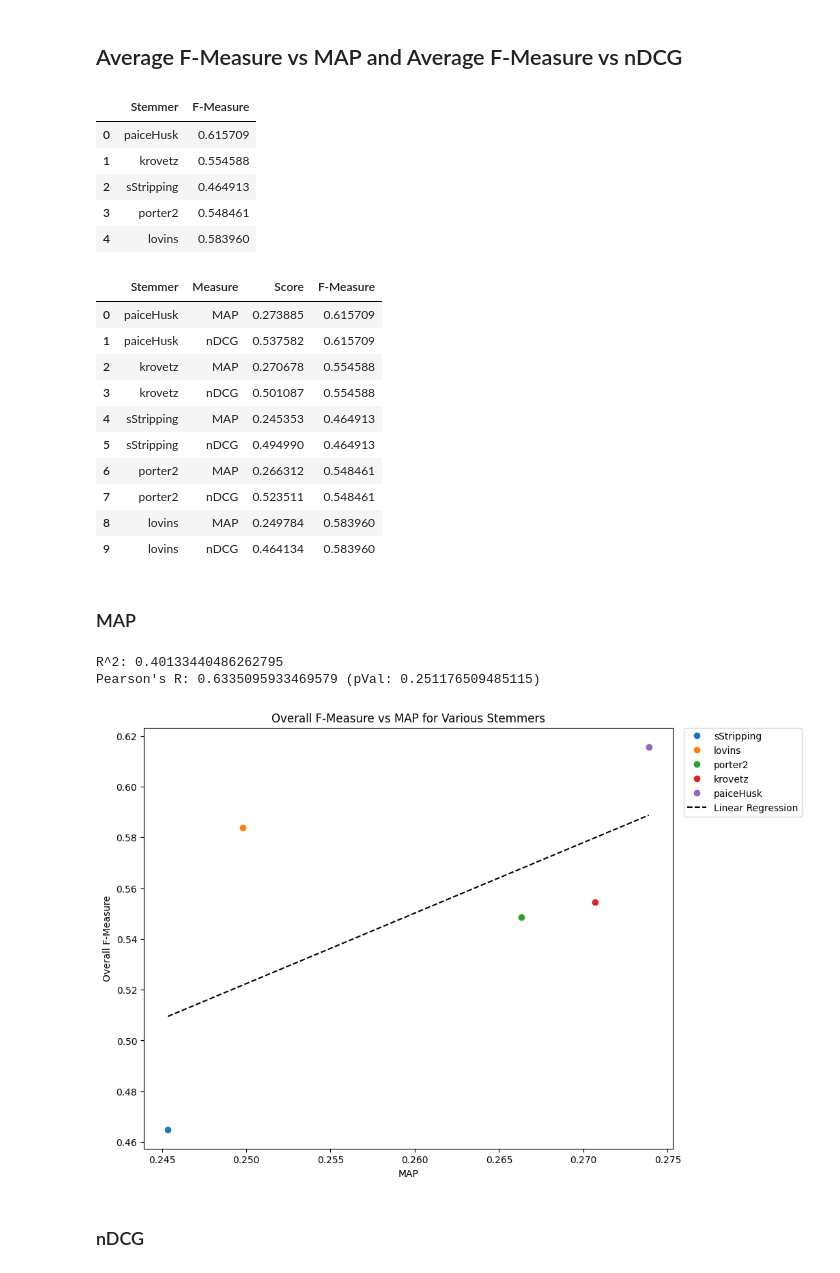
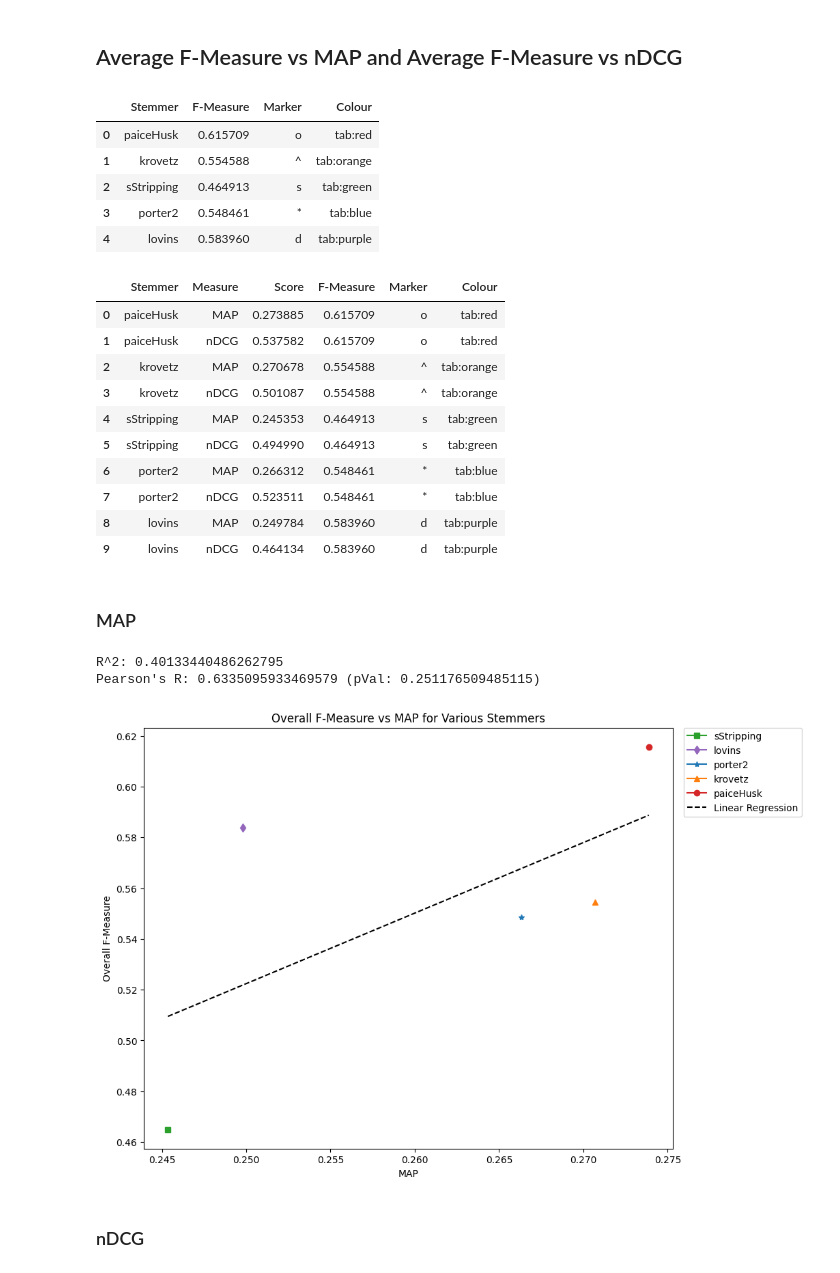
Before and after one commit to Axiomatic314/Stemming, a Jupyter notebook: wsj.ipynb, the cells around one changed output. Saved outputs shown, nothing was run; the diff lists cells and outputs as text; code cells hidden in the pictures.

Commit message:
changed graph legends

```diff
--- a/wsj.ipynb
+++ b/wsj.ipynb
@@ -63,65 +63,67 @@ for stemmer in before:
 
 data = {
     "Stemmer" : labels[1:],
-    "F-Measure" : averages
+    "F-Measure" : averages,
+    "Marker" : ["o","^","s","*","d"],
+    "Colour" : ["tab:red","tab:orange","tab:green","tab:blue","tab:purple"]
 }
 
 average_fmeasures = pd.DataFrame(data=data)
 display(average_fmeasures)
 # %% [output]
-|  | Stemmer | F-Measure |
-| 0 | paiceHusk | 0.615709 |
-| 1 | krovetz | 0.554588 |
-| 2 | sStripping | 0.464913 |
-| 3 | porter2 | 0.548461 |
-| 4 | lovins | 0.583960 |
+|  | Stemmer | F-Measure | Marker | Colour |
+| 0 | paiceHusk | 0.615709 | o | tab:red |
+| 1 | krovetz | 0.554588 | ^ | tab:orange |
+| 2 | sStripping | 0.464913 | s | tab:green |
+| 3 | porter2 | 0.548461 | * | tab:blue |
+| 4 | lovins | 0.583960 | d | tab:purple |
 # %%
 merged_df = df.merge(average_fmeasures)
 merged_df
 # %% [output]
-|  | Stemmer | Measure | Score | F-Measure |
-| 0 | paiceHusk | MAP | 0.273885 | 0.615709 |
-| 1 | paiceHusk | nDCG | 0.537582 | 0.615709 |
-| 2 | krovetz | MAP | 0.270678 | 0.554588 |
-| 3 | krovetz | nDCG | 0.501087 | 0.554588 |
-| 4 | sStripping | MAP | 0.245353 | 0.464913 |
-| 5 | sStripping | nDCG | 0.494990 | 0.464913 |
-| 6 | porter2 | MAP | 0.266312 | 0.548461 |
-| 7 | porter2 | nDCG | 0.523511 | 0.548461 |
-| 8 | lovins | MAP | 0.249784 | 0.583960 |
-| 9 | lovins | nDCG | 0.464134 | 0.583960 |
+|  | Stemmer | Measure | Score | F-Measure | Marker | Colour |
+| 0 | paiceHusk | MAP | 0.273885 | 0.615709 | o | tab:red |
+| 1 | paiceHusk | nDCG | 0.537582 | 0.615709 | o | tab:red |
+| 2 | krovetz | MAP | 0.270678 | 0.554588 | ^ | tab:orange |
+| 3 | krovetz | nDCG | 0.501087 | 0.554588 | ^ | tab:orange |
+| 4 | sStripping | MAP | 0.245353 | 0.464913 | s | tab:green |
+| 5 | sStripping | nDCG | 0.494990 | 0.464913 | s | tab:green |
+| 6 | porter2 | MAP | 0.266312 | 0.548461 | * | tab:blue |
+| 7 | porter2 | nDCG | 0.523511 | 0.548461 | * | tab:blue |
+| 8 | lovins | MAP | 0.249784 | 0.583960 | d | tab:purple |
+| 9 | lovins | nDCG | 0.464134 | 0.583960 | d | tab:purple |
 # %% [markdown]
 ### MAP
 # %%
 from sklearn.linear_model import LinearRegression
 from scipy.stats import pearsonr
 
 TARGET_COL = "MAP"
 target_df = merged_df[merged_df["Measure"]==TARGET_COL]
 target_df = target_df.sort_values(by="Score")
 X = target_df["Score"].to_numpy().reshape(-1,1)
 y = target_df["F-Measure"].to_numpy()
 
 linearRegression = LinearRegression().fit(X,y)
 print(f"R^2: {linearRegression.score(X, y)}")
 
 pearsonrResult = pearsonr(X.squeeze(), y)
 print(f"Pearson's R: {pearsonrResult.statistic} (pVal: {pearsonrResult.pvalue})")
 plt.figure(figsize=(10,8))
 for _, row in target_df.iterrows():
-    plt.plot(row["Score"], row["F-Measure"], "o", label=row["Stemmer"])
+    plt.plot(row["Score"], row["F-Measure"], marker=row["Marker"], color=row["Colour"], label=row["Stemmer"])
 
 y_pred = linearRegression.coef_*X+linearRegression.intercept_
 plt.plot(X, y_pred, "k--", label=f"Linear Regression")
 plt.title(f"Overall F-Measure vs {TARGET_COL} for Various Stemmers")
 plt.xlabel("MAP")
 plt.ylabel("Overall F-Measure")
 plt.legend(bbox_to_anchor=(1.02,1),loc="upper left",borderaxespad=0)
 plt.show()
 # %% [output]
 R^2: 0.40133440486262795
 Pearson's R: 0.6335095933469579 (pVal: 0.251176509485115)
-[figure, old version]
+[figure, new version]
 # %% [markdown]
 ### nDCG
 # %%
```
Also changed, not shown: parts of 1 cell of this notebook.
